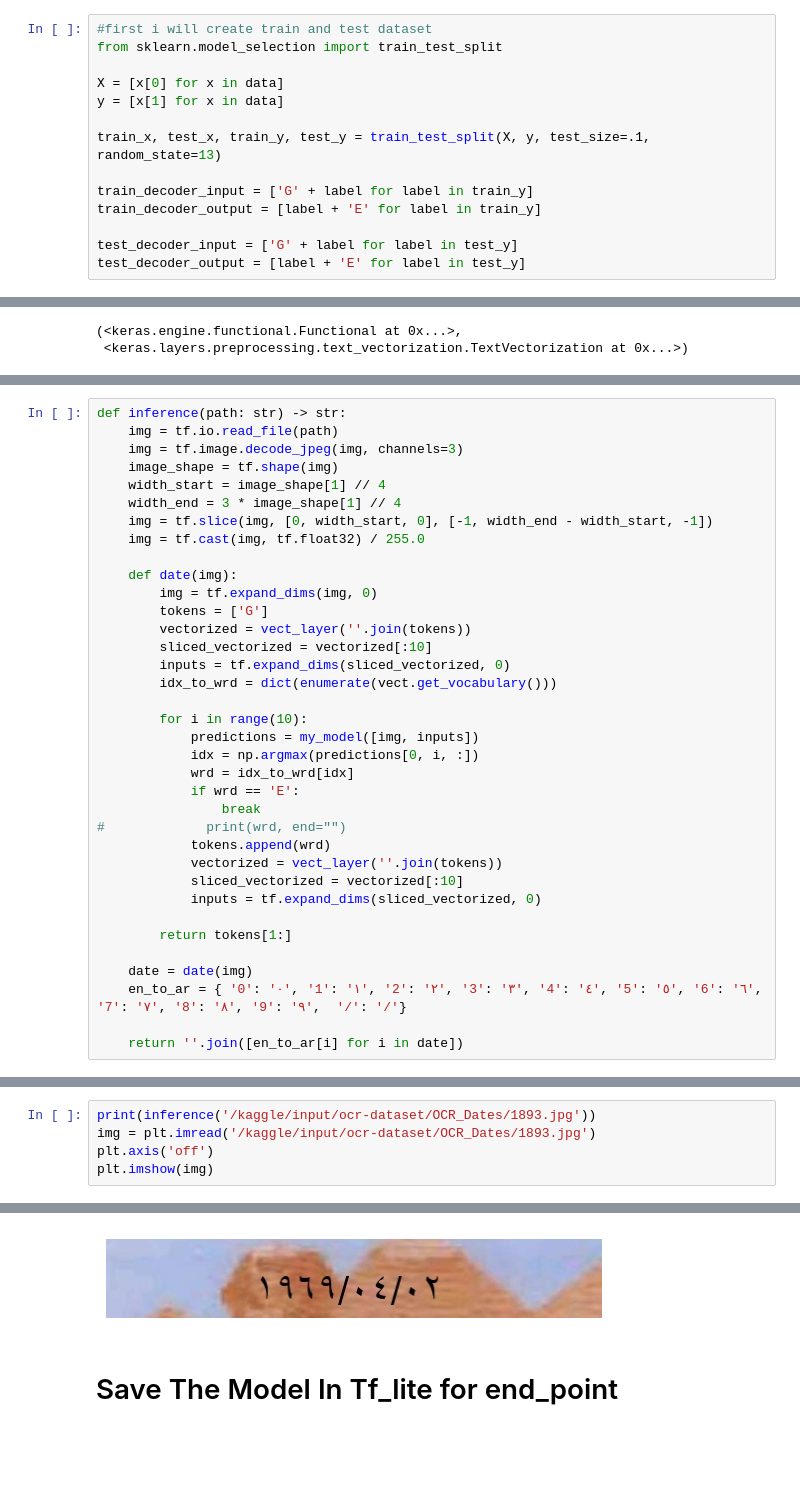
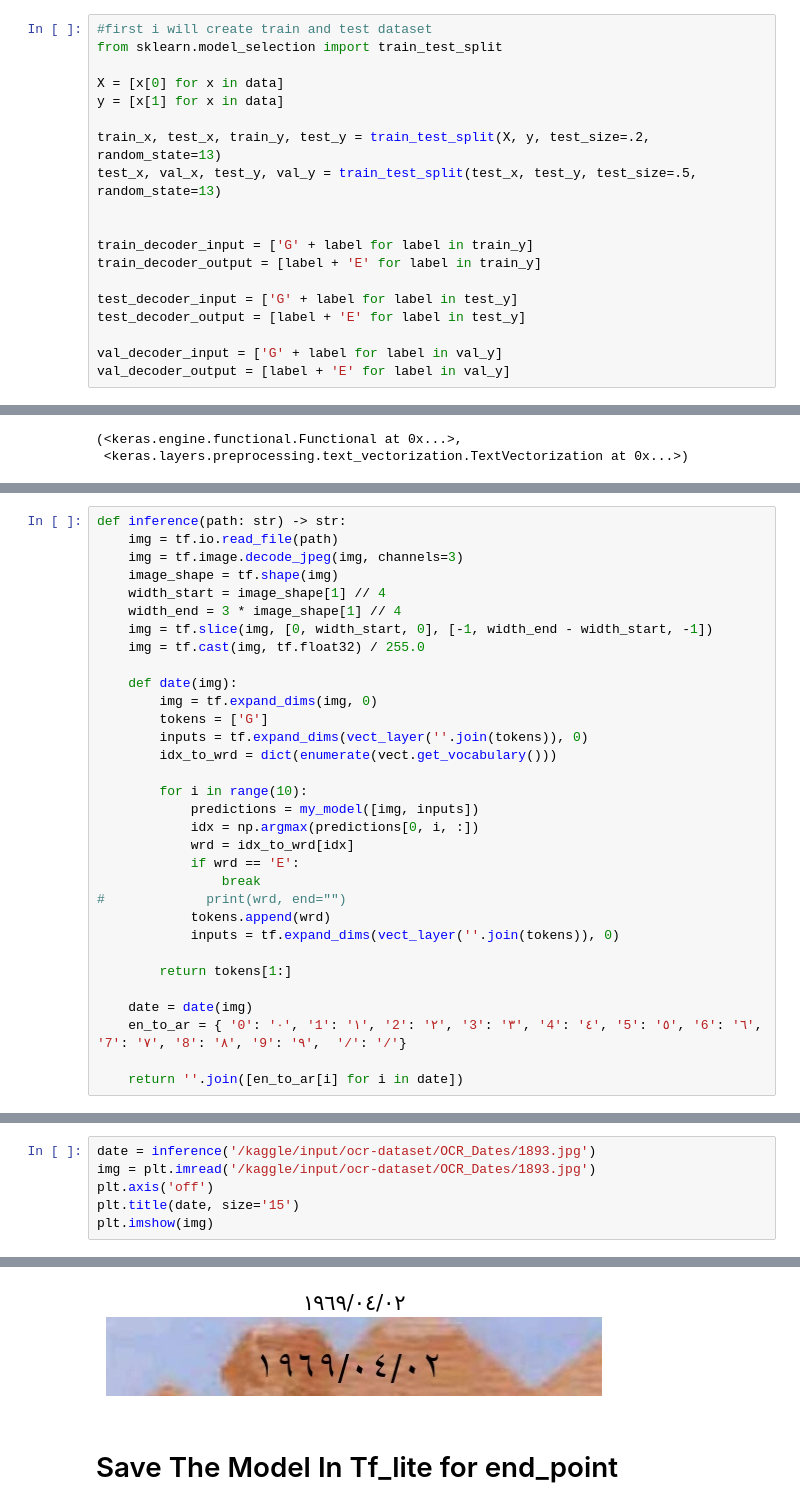
Before and after one commit to Mahmoud-ghareeb/Extract-dates-from-images, a Jupyter notebook: extract-dates-from-images.ipynb, the cells around one changed output, grey strips where cells are left out. Cells and saved outputs as stored; diff of their text form; blank space fills up the shorter version.

```diff
--- a/extract-dates-from-images.ipynb
+++ b/extract-dates-from-images.ipynb
@@ -146,13 +147,18 @@ from sklearn.model_selection import train_test_split
 X = [x[0] for x in data]
 y = [x[1] for x in data]
 
-train_x, test_x, train_y, test_y = train_test_split(X, y, test_size=.1, random_state=13)
+train_x, test_x, train_y, test_y = train_test_split(X, y, test_size=.2, random_state=13)
+test_x, val_x, test_y, val_y = train_test_split(test_x, test_y, test_size=.5, random_state=13)
+
 
 train_decoder_input = ['G' + label for label in train_y]
 train_decoder_output = [label + 'E' for label in train_y]
 
 test_decoder_input = ['G' + label for label in test_y]
 test_decoder_output = [label + 'E' for label in test_y]
+
+val_decoder_input = ['G' + label for label in val_y]
+val_decoder_output = [label + 'E' for label in val_y]
 # %%
 train_decoder_input[:2], train_decoder_output[:2]
 # %% [output]
@@ -359,9 +378,7 @@ def inference(path: str) -> str:
     def date(img):
         img = tf.expand_dims(img, 0)
         tokens = ['G']
-        vectorized = vect_layer(''.join(tokens))
-        sliced_vectorized = vectorized[:10]
-        inputs = tf.expand_dims(sliced_vectorized, 0)
+        inputs = tf.expand_dims(vect_layer(''.join(tokens)), 0)
         idx_to_wrd = dict(enumerate(vect.get_vocabulary()))
 
         for i in range(10):
@@ -372,9 +389,7 @@ def inference(path: str) -> str:
                 break
 #             print(wrd, end="")
             tokens.append(wrd)
-            vectorized = vect_layer(''.join(tokens))
-            sliced_vectorized = vectorized[:10]
-            inputs = tf.expand_dims(sliced_vectorized, 0)
+            inputs = tf.expand_dims(vect_layer(''.join(tokens)), 0)
 
         return tokens[1:]
 
@@ -387,6 +400,7 @@ def inference(path: str) -> str:
 # %%
-print(inference('/kaggle/input/ocr-dataset/OCR_Dates/1893.jpg'))
+date = inference('/kaggle/input/ocr-dataset/OCR_Dates/1893.jpg')
 img = plt.imread('/kaggle/input/ocr-dataset/OCR_Dates/1893.jpg')
 plt.axis('off')
+plt.title(date, size='15')
 plt.imshow(img)
 # %% [output]
@@ -394,5 +408,5 @@ plt.imshow(img)
 <matplotlib.image.AxesImage at 0x...>
-[figure, old version]
+[figure, new version]
 # %% [markdown]
 # Save The Model In Tf_lite for end_point
 # %%
```
Also changed, not shown: parts of 21 cells of this notebook, 8 other files.
